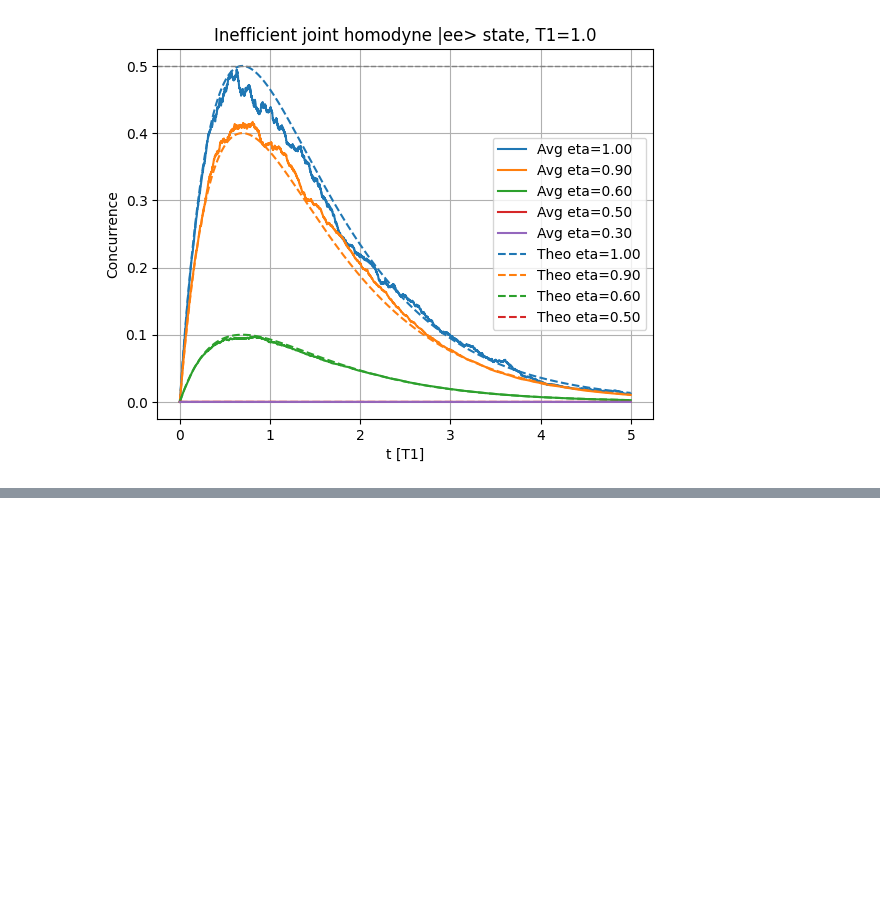
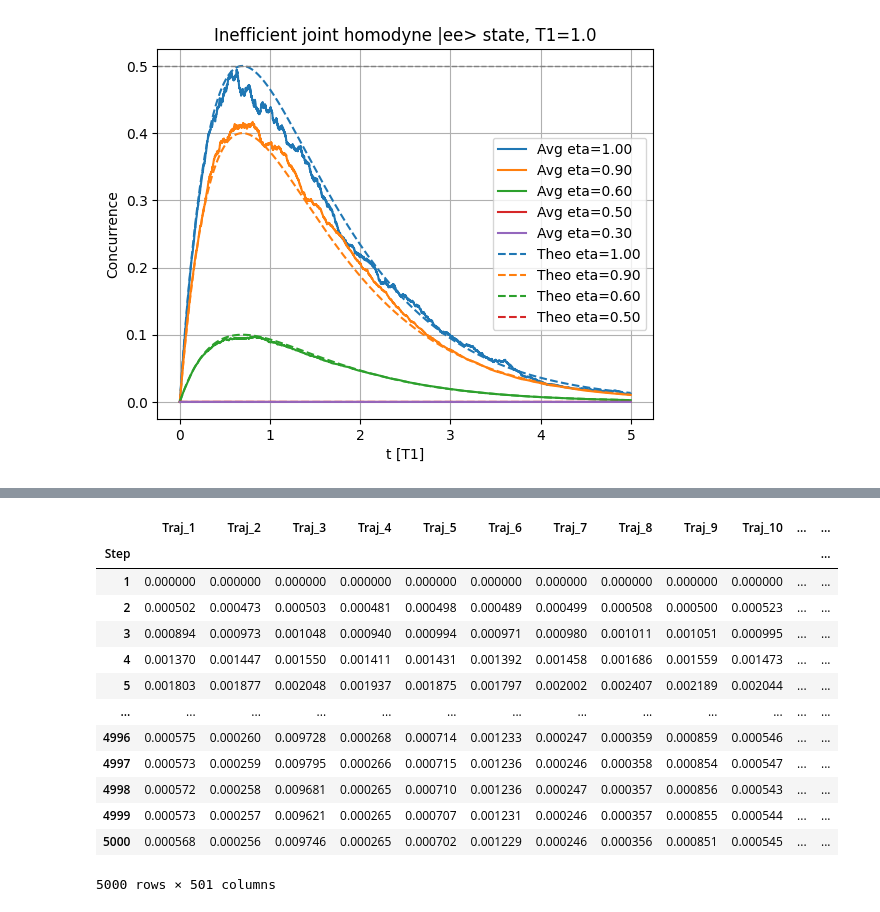
Before and after one commit to ErCampa99/Stochastic_Master_Thesis, a Jupyter notebook: Codes/Joint_homodyne_fluorescence.ipynb, the cells around one changed output, grey strips where cells are left out. Cells and saved outputs as stored; diff of their text form; code cells hidden in the pictures; blank space fills up the shorter version.

```diff
--- a/Codes/Joint_homodyne_fluorescence.ipynb
+++ b/Codes/Joint_homodyne_fluorescence.ipynb
@@ -249,0 +292,17 @@ plt.show()
+# %%
+hom_dfs["css_theta_2"]
+# %% [output]
+|  | Traj_1 | Traj_2 | Traj_3 | Traj_4 | Traj_5 | Traj_6 | Traj_7 | Traj_8 | Traj_9 | Traj_10 | ... | ... |
+| Step |  |  |  |  |  |  |  |  |  |  |  | ... |
+| 1 | 0.000000 | 0.000000 | 0.000000 | 0.000000 | 0.000000 | 0.000000 | 0.000000 | 0.000000 | 0.000000 | 0.000000 | ... | ... |
+| 2 | 0.000502 | 0.000473 | 0.000503 | 0.000481 | 0.000498 | 0.000489 | 0.000499 | 0.000508 | 0.000500 | 0.000523 | ... | ... |
+| 3 | 0.000894 | 0.000973 | 0.001048 | 0.000940 | 0.000994 | 0.000971 | 0.000980 | 0.001011 | 0.001051 | 0.000995 | ... | ... |
+| 4 | 0.001370 | 0.001447 | 0.001550 | 0.001411 | 0.001431 | 0.001392 | 0.001458 | 0.001686 | 0.001559 | 0.001473 | ... | ... |
+| 5 | 0.001803 | 0.001877 | 0.002048 | 0.001937 | 0.001875 | 0.001797 | 0.002002 | 0.002407 | 0.002189 | 0.002044 | ... | ... |
+| ... | ... | ... | ... | ... | ... | ... | ... | ... | ... | ... | ... | ... |
+| 4996 | 0.000575 | 0.000260 | 0.009728 | 0.000268 | 0.000714 | 0.001233 | 0.000247 | 0.000359 | 0.000859 | 0.000546 | ... | ... |
+| 4997 | 0.000573 | 0.000259 | 0.009795 | 0.000266 | 0.000715 | 0.001236 | 0.000246 | 0.000358 | 0.000854 | 0.000547 | ... | ... |
+| 4998 | 0.000572 | 0.000258 | 0.009681 | 0.000265 | 0.000710 | 0.001236 | 0.000247 | 0.000357 | 0.000856 | 0.000543 | ... | ... |
+| 4999 | 0.000573 | 0.000257 | 0.009621 | 0.000265 | 0.000707 | 0.001231 | 0.000246 | 0.000357 | 0.000855 | 0.000544 | ... | ... |
+| 5000 | 0.000568 | 0.000256 | 0.009746 | 0.000265 | 0.000702 | 0.001229 | 0.000246 | 0.000356 | 0.000851 | 0.000545 | ... | ... |
+5000 rows × 501 columns
```
Also changed, not shown: parts of 8 cells of this notebook, 10 other files.
